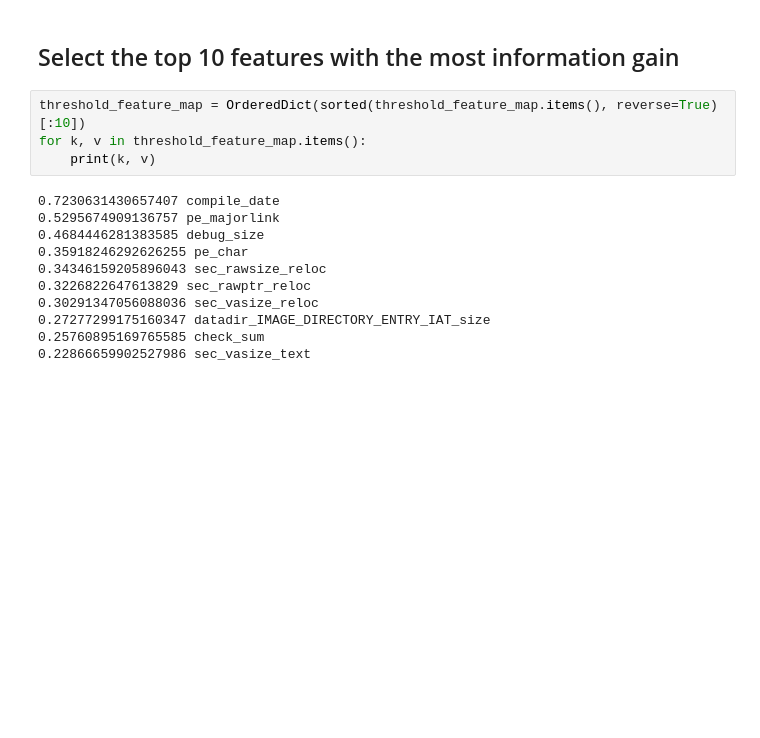
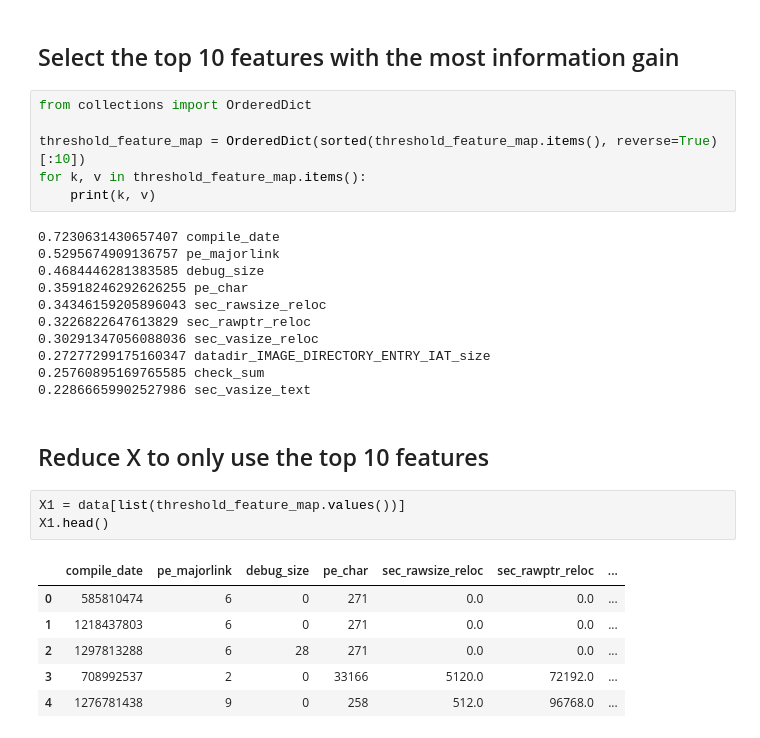
Before and after one commit to kandarpck/security-analytics, a Jupyter notebook: homework2/kkhandw1_hw2.ipynb, the cells around one changed output. Drawn from its saved outputs; the diff is of its cells as text; blank space fills up the shorter version.

```diff
--- a/homework2/kkhandw1_hw2.ipynb
+++ b/homework2/kkhandw1_hw2.ipynb
@@ -165,6 +163,8 @@ The maximum IG of virtual_size_2 = 0.17378379914476594 and it occured by splitti
 # %% [markdown]
 ## Select the top 10 features with the most information gain
 # %%
+from collections import OrderedDict
+
 threshold_feature_map = OrderedDict(sorted(threshold_feature_map.items(), reverse=True)[:10])
 for k, v in threshold_feature_map.items():
     print(k, v)
@@ -179,3 +179,15 @@ for k, v in threshold_feature_map.items():
 0.27277299175160347 datadir_IMAGE_DIRECTORY_ENTRY_IAT_size
 0.25760895169765585 check_sum
 0.22866659902527986 sec_vasize_text
+# %% [markdown]
+## Reduce X to only use the top 10 features
+# %%
+X1 = data[list(threshold_feature_map.values())]
+X1.head()
+# %% [output]
+|  | compile_date | pe_majorlink | debug_size | pe_char | sec_rawsize_reloc | sec_rawptr_reloc | ... |
+| 0 | 585810474 | 6 | 0 | 271 | 0.0 | 0.0 | ... |
+| 1 | 1218437803 | 6 | 0 | 271 | 0.0 | 0.0 | ... |
+| 2 | 1297813288 | 6 | 28 | 271 | 0.0 | 0.0 | ... |
+| 3 | 708992537 | 2 | 0 | 33166 | 5120.0 | 72192.0 | ... |
+| 4 | 1276781438 | 9 | 0 | 258 | 512.0 | 96768.0 | ... |
```
Also changed, not shown: parts of 4 cells of this notebook, 2 other files.
